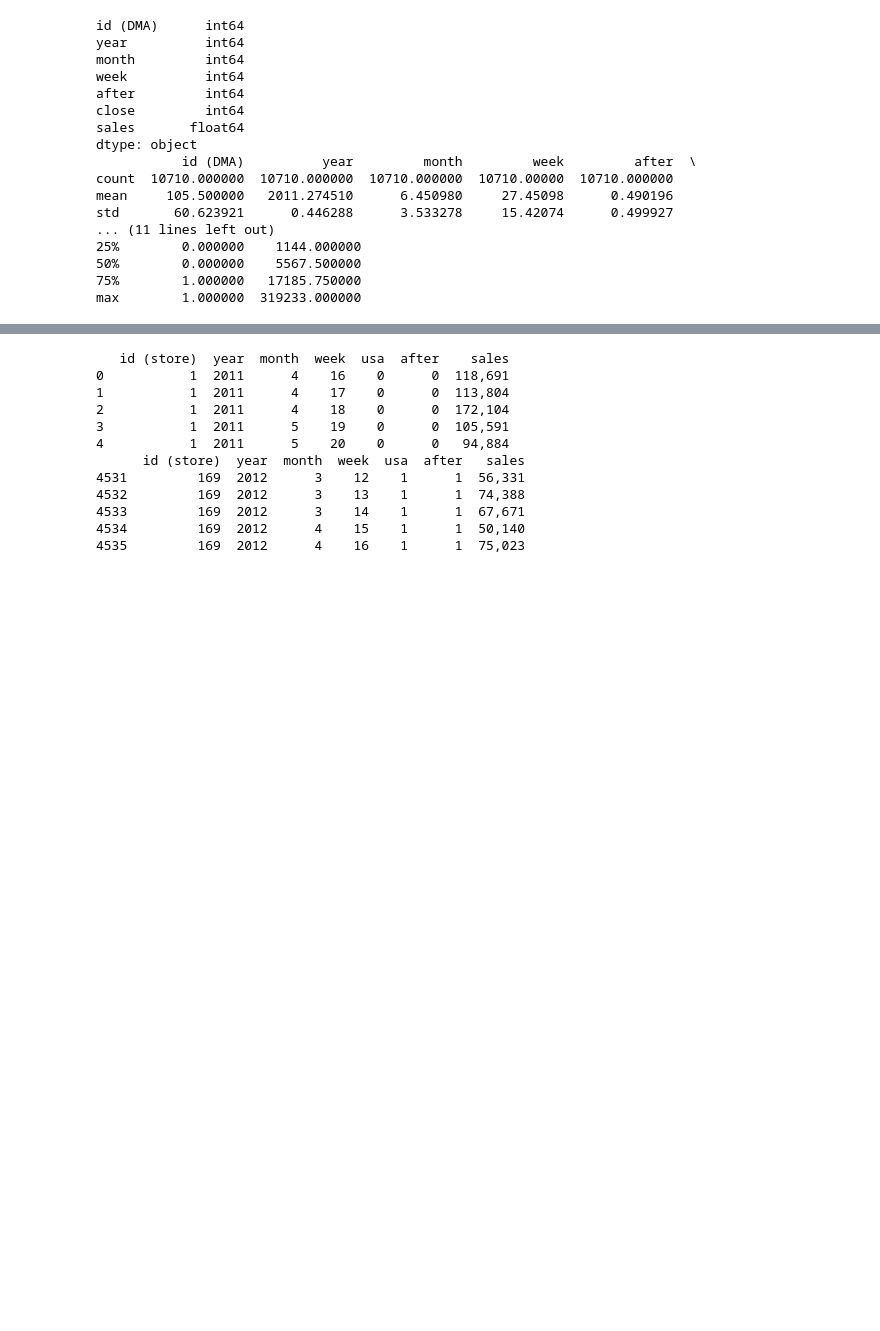
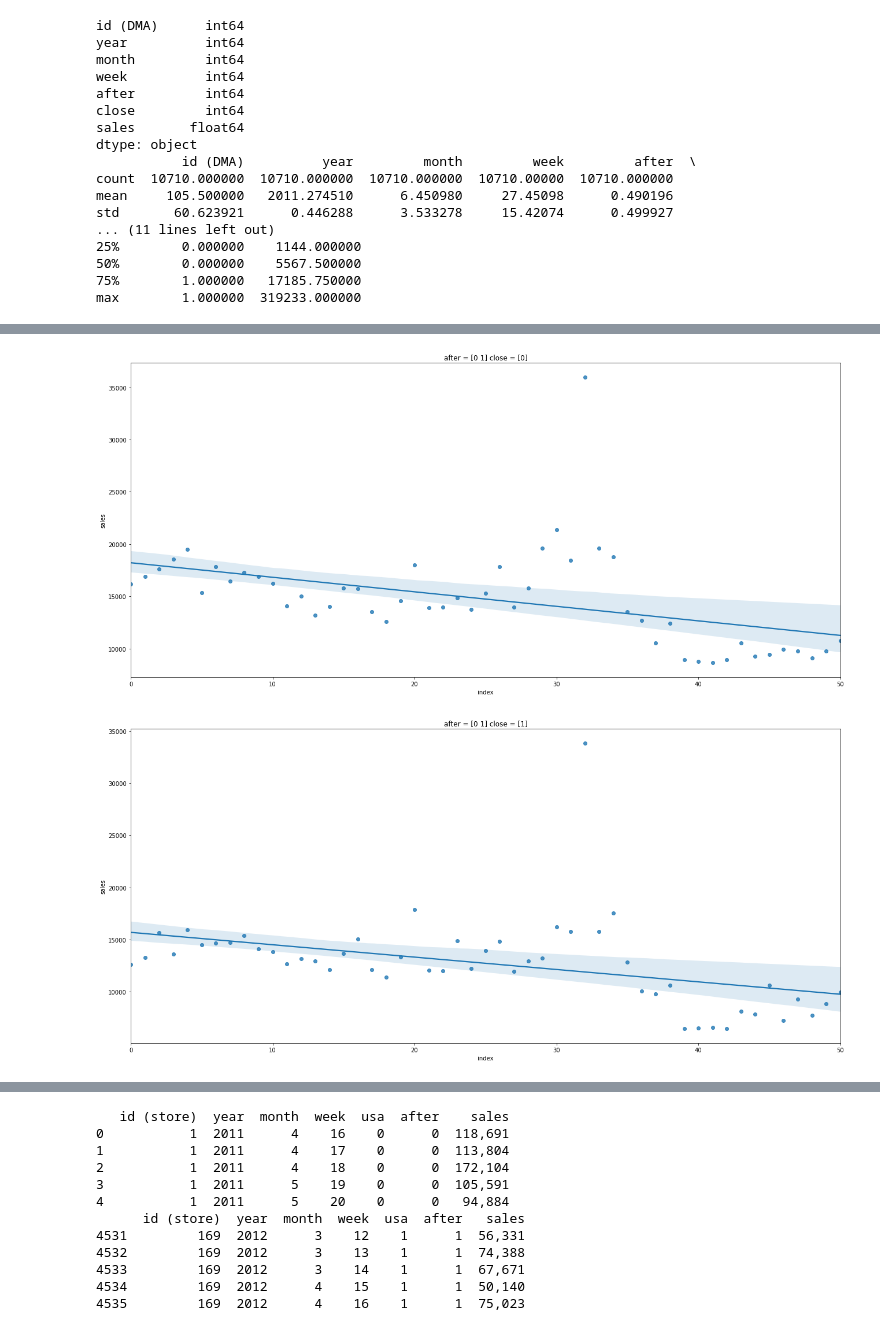
Before and after one commit to Conrado-Montealegre/OPI-DS-Test, a Jupyter notebook: 03_SeccionC.ipynb, the cells around one changed output, grey strips where cells are left out. Cells and saved outputs as stored; diff of their text form; code cells hidden in the pictures; blank space fills up the shorter version.

```diff
--- a/03_SeccionC.ipynb
+++ b/03_SeccionC.ipynb
@@ -104 +144,13 @@ Name: sales, Length: 102, dtype: float64
+# %%
+# Media de ventas en línea por semana en función de la cercanía o lejanía de tiendas (sin tomar en cuenta implementación de BOPS)
+for after, online_dum1 in online_grp.groupby(level=0):
+    online_dum2 =online_dum1.reset_index().reset_index()
+    #print(online_dum2.groupby(['close','after','year_week'])['sales'].mean().reset_index())
+    # Grafico
+    plt.figure(figsize=(22,10))
+    plt.title("after = " + str(online_dum2["after"].unique()) + " close = " + str(online_dum2["close"].unique()))
+    sns.regplot(x="index", y="sales", data = online_dum2.groupby(['after','year_week'])['sales'].mean().reset_index().reset_index(), order=1)
+# %% [output]
+[figure, added]
+[figure, added]
 # %%
```
Also changed, not shown: parts of 47 cells of this notebook, 27 other files.
